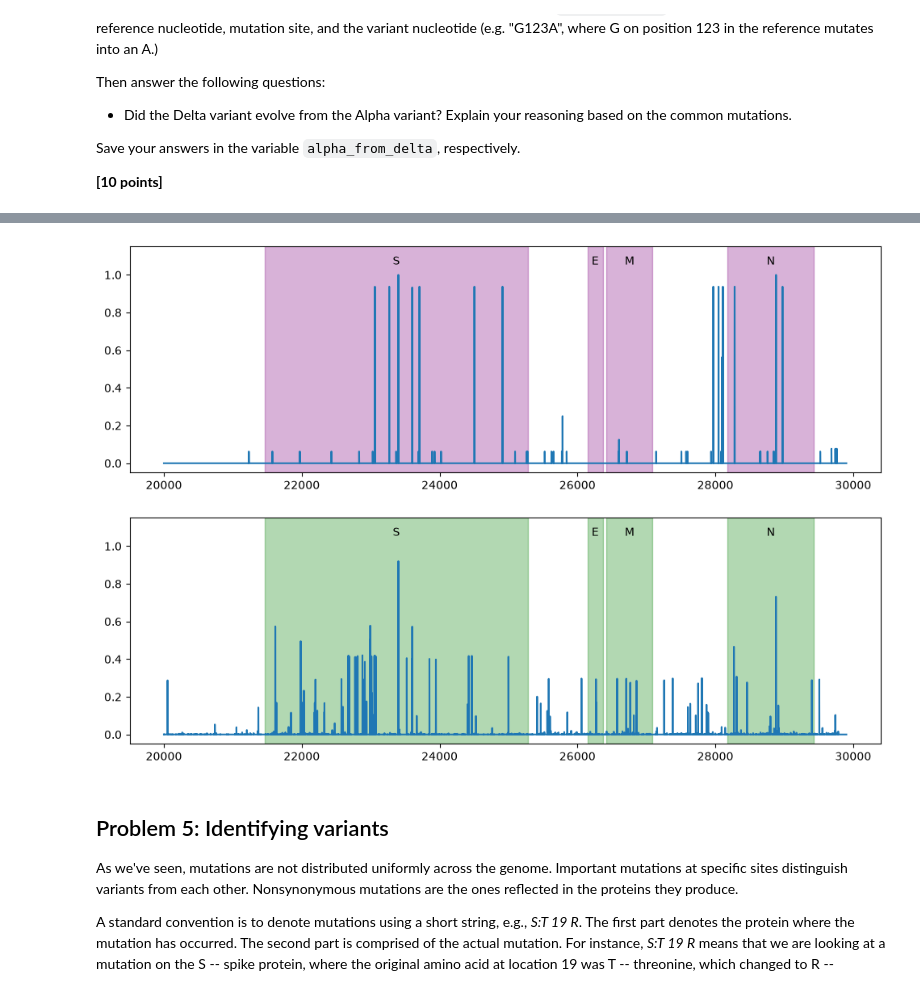
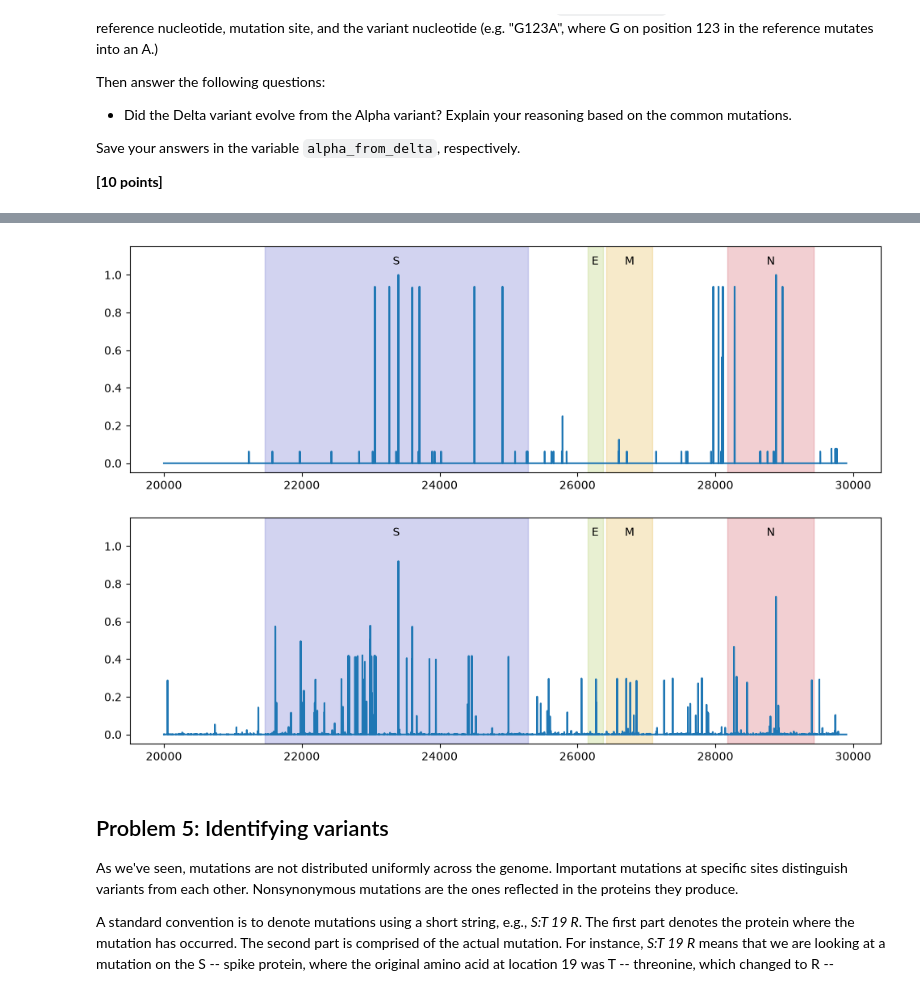
Before and after one commit to TaraMooreUNSW/assign_viral_evo, a Jupyter notebook: viral_evo_workbook.ipynb, the cells around one changed output, grey strips where cells are left out. Drawn from its saved outputs; the diff is of its cells as text; code cells hidden in the pictures.

```diff
--- a/viral_evo_workbook.ipynb
+++ b/viral_evo_workbook.ipynb
@@ -456,28 +456,20 @@ for s in SeqIO.parse("data/p1-sars-cov-2-variants.fasta", "fasta"):
             variant_type = "Alpha" if s_id in alpha_variants else "Delta"
             seqs[s_id] = (s_seq, variant_type)
 
-# print(seqs)
-# ref_seq_no_indels = ref_seq.replace("-", "")
-# print(ref_seq_no_indels)
 
 # Calculate the nucleotide mismatches between each sequence and the reference sequence for the variant.
-
 # exlucde indels and N bases
 exclude = {"-", "N"}
 # mismatches = { id: {'mismatches': no. mismatches, 'depth': total seqs searched }
 mismatches = {}
-# mismatches_alpha = {}
-# mismatches_delta = {}
 
 # mismatches at nucleotide position
-mismatch_nt_position_alpha = {idx: {"mismatches": 0, "depth": 0} for idx, _ in enumerate(ref_seq)}
-mismatch_nt_position_delta = {idx: {"mismatches": 0, "depth": 0} for idx, _ in enumerate(ref_seq)}
+mismatch_nt_position_alpha = {idx: {"mismatches": 0, "depth": 0, "bases": set()} for idx, _ in enumerate(ref_seq)}
+mismatch_nt_position_delta = {idx: {"mismatches": 0, "depth": 0, "bases": set()} for idx, _ in enumerate(ref_seq)}
 
 for seq_id, seq_info in seqs.items():
     s_seq, var_type = seq_info
     # ignore '-'  and 'N
-    # valid_seq_pairs = [(a, b) for a, b in zip(ref_seq_no_indels, s_seq) if a not in exclude and b not in exclude]
-    # valid_seq_pairs = [(a, b) for a, b in zip(ref_seq, s_seq) if a not in exclude and b not in exclude]
     valid_seq_pairs = [(index, a, b) for index, (a, b) in enumerate(zip(ref_seq, s_seq)) if a not in exclude and b not in exclude]
     no_mismatches = sum(a != b for _, a, b in valid_seq_pairs)
 
@@ -488,18 +480,12 @@ for seq_id, seq_info in seqs.items():
         if var_type == "Alpha":
             mismatch_nt_position_alpha[index]["mismatches"] += 1 if ref_pair != seq_pair else 0
             mismatch_nt_position_alpha[index]["depth"] += 1
+            mismatch_nt_position_alpha[index]["bases"].add(seq_pair)
         else:
             mismatch_nt_position_delta[index]["mismatches"] += 1 if ref_pair != seq_pair else 0
             mismatch_nt_position_delta[index]["depth"] += 1
-        # mismatch_nt_position[index]["mismatches"] += 1 if ref_pair != seq_pair else 0
-        # mismatch_nt_position[index]["depth"] += 1
+            mismatch_nt_position_delta[index]["bases"].add(seq_pair)
 
-    # calculate mismatches at nucelotide position
-    # keeping each variant separate
-    # if var_type == 'Alpha':
-    #     mismatches_alpha[seq_id] = no_mismatches
-    # else:
-    #     mismatches_delta[seq_id] = no_mismatches
     mismatches[seq_id] = no_mismatches
 
 # compute the average mismatch ratio for each nucleotide position to generate an array of mutation frequencies ranging from 0 to 1.
@@ -539,18 +525,16 @@ x_axis = len(ref_seq)
 ax1.plot(range(position_start, x_axis), mutation_frequencies_alpha[position_start:])
 ax2.plot(range(position_start, x_axis), mutation_frequencies_delta[position_start:])
 
-cmap = plt.get_cmap('tab10')
-location_colours = {name: cmap(i) for i, name in enumerate(gene_locations)}
-# plot_colours = [location_colours[name] for name in gene_locations.values()]
+cmap = plt.get_cmap('tab20b').colors[2::4]
+location_colours = {name: cmap[i] for i, name in enumerate(gene_locations)}
 
 # and mark locations of the SARS-CoV-2 genes (with colors and labels).
 for name, (start, stop) in gene_locations.items():
-    print(location_colours[name])
-    ax1.axvspan(start,stop, color="purple", alpha=0.3)
+    ax1.axvspan(start,stop, color=location_colours[name], alpha=0.3)
     mid_x = (start + stop) /2
     ax1.text(x=mid_x, y=1.1, s=name, ha="center", va="top")
 
-    ax2.axvspan(start,stop, color="green", alpha=0.3)
+    ax2.axvspan(start,stop, color=location_colours[name], alpha=0.3)
     ax2.text(x=mid_x, y=1.1, s=name, ha="center", va="top")
 
 min_y, _ = ax1.get_ylim()
@@ -558,9 +542,49 @@ ax1.set_ylim(min_y,1.15)
 ax2.set_ylim(min_y,1.15)
 
 
-# We say a mutation is vital if its occurrence is higher than 0.5. Find all vital mutations in the spike gene ("S") and compare results between variants. There are a few sites where both variants mutated, but only one where the same mutation occurred.
+# We say a mutation is vital if its occurrence is higher than 0.5.
+# Find all vital mutations in the spike gene ("S") and compare results between variants.
+# There are a few sites where both variants mutated, but only one where the same mutation occurred.
+
+(s_start, s_stop) = gene_locations["S"]
+
+vital_mut_alpha = [] # position in ref seq
+vital_mut_delta = []
+
+for pos, freq in enumerate(mutation_frequencies_alpha[s_start:s_stop], start=s_start):
+    if freq > 0.5:
+        vital_mut_alpha.append(pos)
+
+for pos, freq in enumerate(mutation_frequencies_delta[s_start:s_stop], start=s_start):
+    if freq > 0.5:
+        vital_mut_delta.append(pos)
+
+# Find indices (based on ref genome) of each site on the S gene where mutations occurred in both variants.
+vital_mut_both = list(set(vital_mut_alpha) & set(vital_mut_delta))
 
 # Store your plot in the `problem3.svg` and make it visually appealing.
-# Find indices of each site on the S gene where mutations occurred in both variants. Store integer sites into a `mutations_in_both_variants` variable where the site refers to the nucleotide in the reference genome.
-# Store the only same mutation into the `same_mutation` variable as a string denoting reference nucleotide, mutation site, and the variant nucleotide (e.g. "G123A", where G on position 123 in the reference mutates into an A.)
+plt.savefig('problem3.svg')
+
+# Store the only same mutation into the `same_mutation` variable as a string denoting reference nucleotide, mutation site, and the variant nucleotide
+# (e.g. "G123A", where G on position 123 in the reference mutates into an A.)
+same_mutation_str = f""
+for vital_mut in vital_mut_both:
+    ref_base = ref_seq[vital_mut]
+
+    mismatch_info_alpha = mismatch_nt_position_alpha[vital_mut]
+    mismatch_bases_alpha = {base for base in mismatch_info_alpha["bases"] if base not in {ref_base}} # remove base if matching ref_base
+
+    mismatch_info_delta = mismatch_nt_position_delta[vital_mut]
+    mismatch_bases_delta = {base for base in mismatch_info_delta["bases"] if base not in {ref_base}} # remove base if matching ref_base
+
+
+    shared_mut = set(mismatch_bases_alpha) & set(mismatch_bases_delta)
+    mutation = {mut for mut in shared_mut if mut != ref_base}
+
+    if mutation:
+        mut_base = next(iter(mutation))
+        same_mutation_str = f"{ref_base}{vital_mut}{mut_base}"
+        break
+
+print(same_mutation_str)
 # %% [output]
@@ -568,2 +592,2 @@ ax2.set_ylim(min_y,1.15)
-[figure, old version]
+[figure, new version]
 # %%
```
Also changed, not shown: parts of 2 cells of this notebook.
